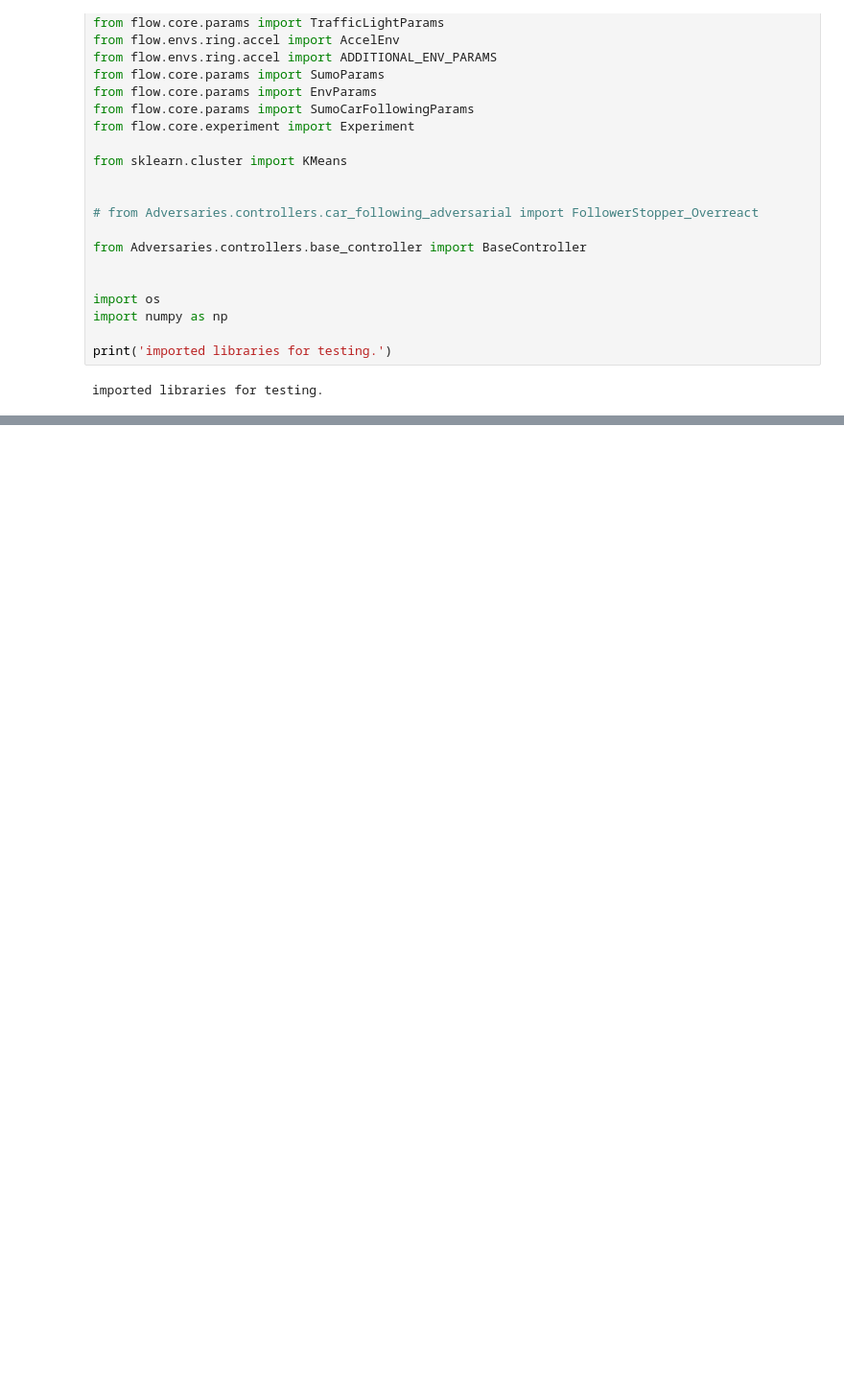
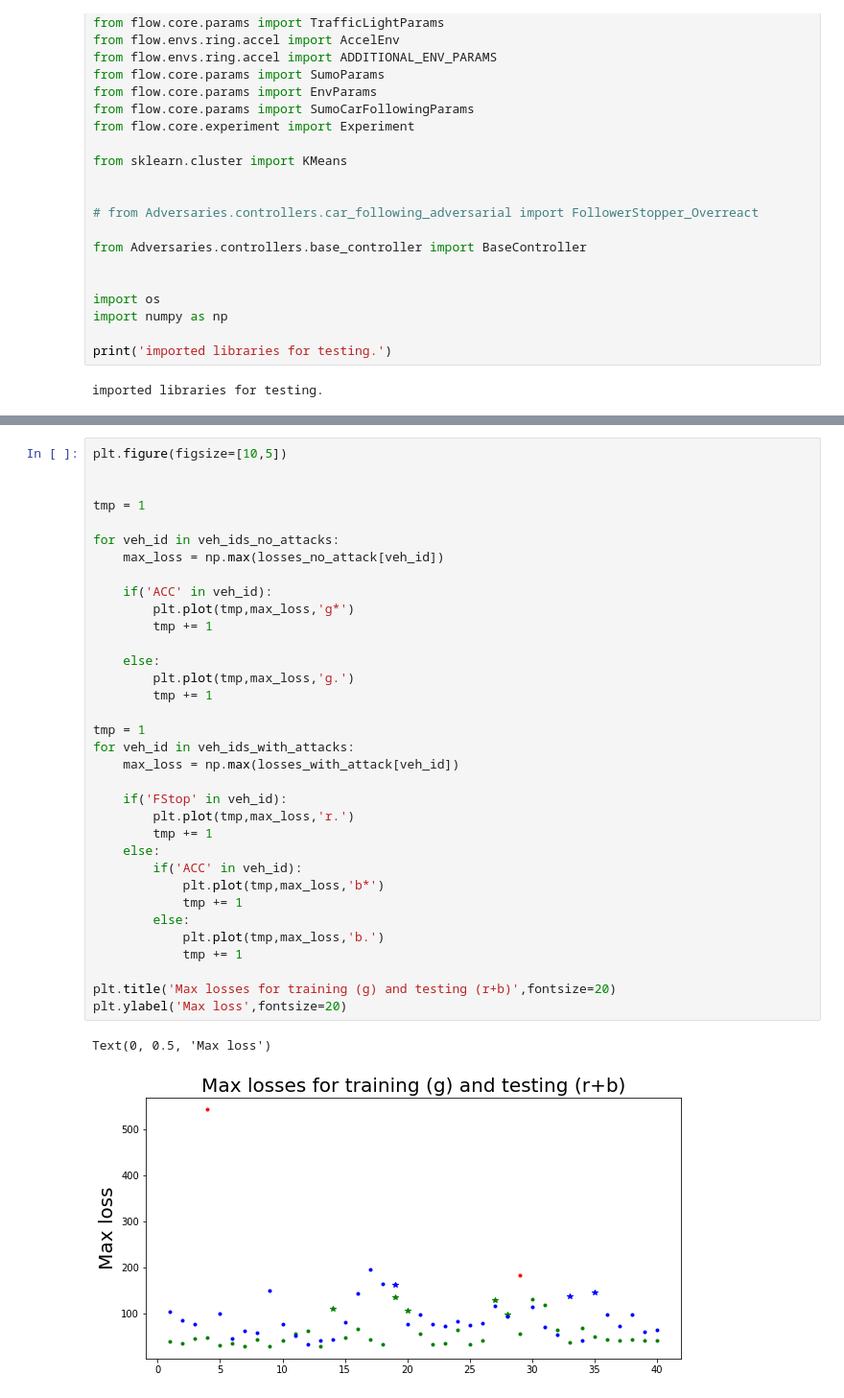
Before and after one commit to georgegunter/Anti-Flow, a Jupyter notebook: detector_dev/Explore 2 lane ring.ipynb, the cells around one changed output, grey strips where cells are left out. Shown: that part at 96% size. Drawn from its saved outputs; the diff is of its cells as text; blank space fills up the shorter version.

```diff
--- a/detector_dev/Explore 2 lane ring.ipynb
+++ b/detector_dev/Explore 2 lane ring.ipynb
@@ -283,0 +544,37 @@ from Detectors.Deep_Learning.AutoEncoders.utils import SeqDataset,train_epoch,ev
+# %%
+plt.figure(figsize=[10,5])
+
+
+tmp = 1
+
+for veh_id in veh_ids_no_attacks:
+    max_loss = np.max(losses_no_attack[veh_id])
+
+    if('ACC' in veh_id):
+        plt.plot(tmp,max_loss,'g*')
+        tmp += 1
+
+    else:
+        plt.plot(tmp,max_loss,'g.')
+        tmp += 1
+
+tmp = 1
+for veh_id in veh_ids_with_attacks:
+    max_loss = np.max(losses_with_attack[veh_id])
+
+    if('FStop' in veh_id):
+        plt.plot(tmp,max_loss,'r.')
+        tmp += 1
+    else:
+        if('ACC' in veh_id):
+            plt.plot(tmp,max_loss,'b*')
+            tmp += 1
+        else:
+            plt.plot(tmp,max_loss,'b.')
+            tmp += 1
+
+plt.title('Max losses for training (g) and testing (r+b)',fontsize=20)
+plt.ylabel('Max loss',fontsize=20)
+# %% [output]
+Text(0, 0.5, 'Max loss')
+[figure, added]
```
Also changed, not shown: parts of 17 cells of this notebook, 25 other files.
